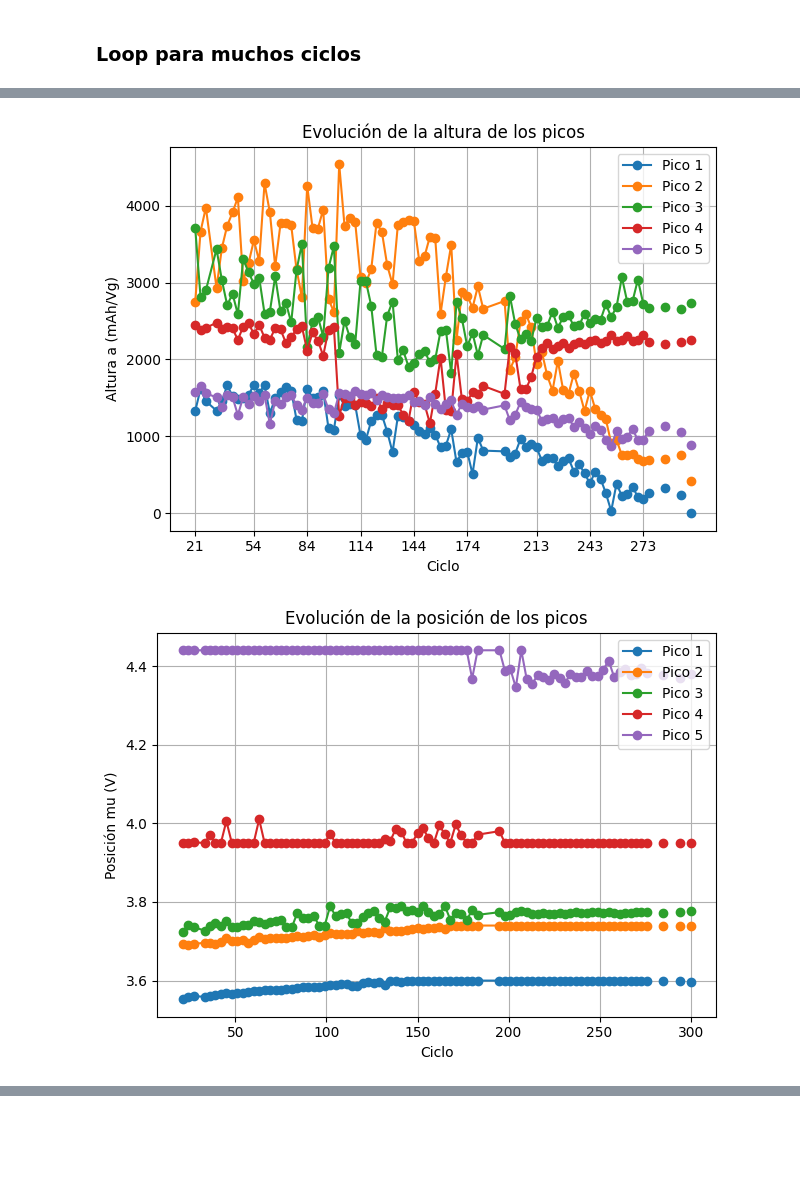
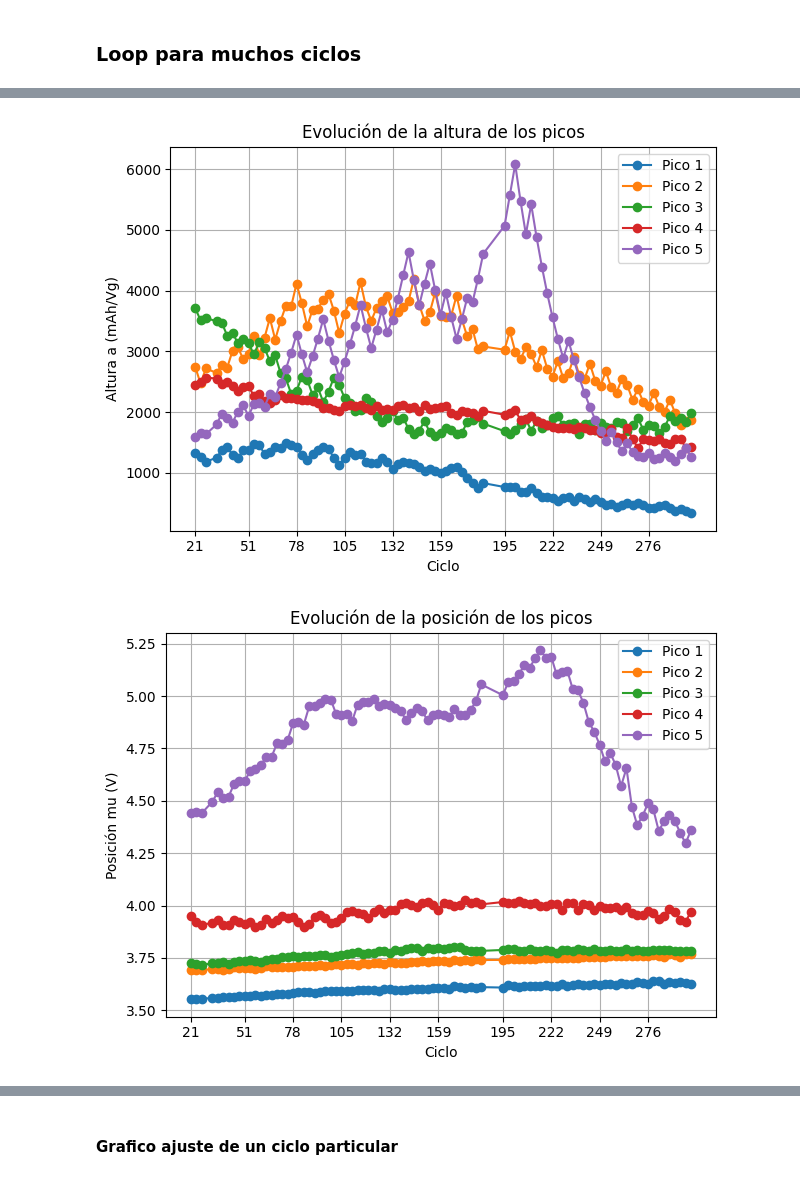
Before and after one commit to majodomenech/proc-icdv, a Jupyter notebook: prueba-gauss-variosciclos.ipynb, the cells around one changed output, grey strips where cells are left out. Cells and saved outputs as stored; diff of their text form; code cells hidden in the pictures; blank space fills up the shorter version.

Commit message:
loop que anda bien desde 21 a 900

```diff
--- a/prueba-gauss-variosciclos.ipynb
+++ b/prueba-gauss-variosciclos.ipynb
@@ -181,11 +181,10 @@ plt.show()
 
 p_ini = [
     800, 3.55, 0.002,   # pico 1
-    #1500, 3.61, 0.004,  # pico 2 (nuevo intermedio)
-    3400, 3.69, 0.002,  # pico 3
-    2900, 3.74, 0.013,  # pico 4
-    1100, 4.0, 0.02,   # pico 5 (nuevo intermedio)
-    2200, 4.39, 0.1    # pico 6
+    3400, 3.69, 0.002,  # pico 2
+    2900, 3.74, 0.013,  # pico 3
+    1100, 4.0, 0.02,   # pico 4
+    2200, 4.39, 0.1    # pico 5
 ]
 
 n_peaks = len(p_ini) // 3
@@ -198,4 +197,4 @@ for i in range(n_peaks):
     lb += [0, mu0-0.05, 1e-6]      # amplitud >=0, mu +- tolerancia, sigma > 0
     ub += [np.inf, mu0+0.05, np.inf]
 
-bounds = (lb, ub)
+bounds_ini = (lb, ub)
@@ -316,4 +335,13 @@ df_final.head()
 # %%
+# %% ------------ Graficar evolución de los parámetros con los ciclos  ----------------------------------------
+
+# ------ Elegir cuál y de qué loop ---------------
+ciclo = 279
+#df_final = pd.read_csv("./output/parametros_ajustes.csv", index_col=0)
+df_final = pd.read_csv("./output/parametros_ajustes_moreSteps-10bounds.csv", index_col=0)
+nombre = 'moreSteps-10bounds' # etiqueta gráfico
+# ------------------------------------------------
+
 n_peaks = len(p_ini)//3
 colors = cm.tab10.colors  # paleta con 10 colores distintos
 
@@ -323,39 +351,41 @@ for i in range(n_peaks): # 0,1,2
     plt.plot(df_final.index, df_final[f"a{i+1}"], 'o-', color=colors[i % len(colors)], label=f"Pico {i+1}")
 plt.xlabel("Ciclo")
 plt.ylabel("Altura a (mAh/Vg)")
-plt.xticks(df_final.index[::10])
+plt.xticks(df_final.index[::9])
 plt.title("Evolución de la altura de los picos")
 plt.legend()
 plt.grid(True)
 plt.tight_layout()
-plt.savefig("./output/evolucion_altura_picos.png", dpi=300)
+plt.savefig(f"./output/evolucion_altura_picos_{nombre}.png", dpi=300)
 plt.show()
 
 # Evolución de la posición (mu)
 plt.figure()
 for i in range(n_peaks):
     plt.plot(df_final.index, df_final[f"mu{i+1}"], 'o-', color=colors[i % len(colors)], label=f"Pico {i+1}")
 plt.xlabel("Ciclo")
 plt.ylabel("Posición mu (V)")
+plt.xticks(df_final.index[::9])
 plt.title("Evolución de la posición de los picos")
 plt.legend()
 plt.grid(True)
 plt.tight_layout()
-plt.savefig("./output/evolucion_posicion_picos.png", dpi=300)
+plt.savefig(f"./output/evolucion_posicion_picos_{nombre}.png", dpi=300)
 plt.show()
 
 # Evolución del área
 plt.figure()
 for i in range(n_peaks):
     plt.plot(df_final.index, df_final[f"area{i+1}"], 'o-', color=colors[i % len(colors)], label=f"Pico {i+1}")
 plt.xlabel("Ciclo")
 plt.ylabel("Área")
+plt.xticks(df_final.index[::9])
 plt.title("Evolución del área de los picos")
 plt.legend()
 plt.grid(True)
 plt.tight_layout()
-plt.savefig("./output/evolucion_area_picos.png", dpi=300)
+plt.savefig(f"./output/evolucion_area_picos_{nombre}.png", dpi=300)
 plt.show()
 # %% [output]
-[figure, old version]
+[figure, new version]
-[figure, old version]
+[figure, new version]
@@ -363,3 +393,5 @@ plt.show()
+# %% [markdown]
+#### Grafico ajuste de un ciclo particular
 # %%
 # %% ------------ Graficar ajuste de un ciclo usando lista de parámetros ----------------------------------------
 
```
Also changed, not shown: parts of 10 cells of this notebook, 2 other files.
